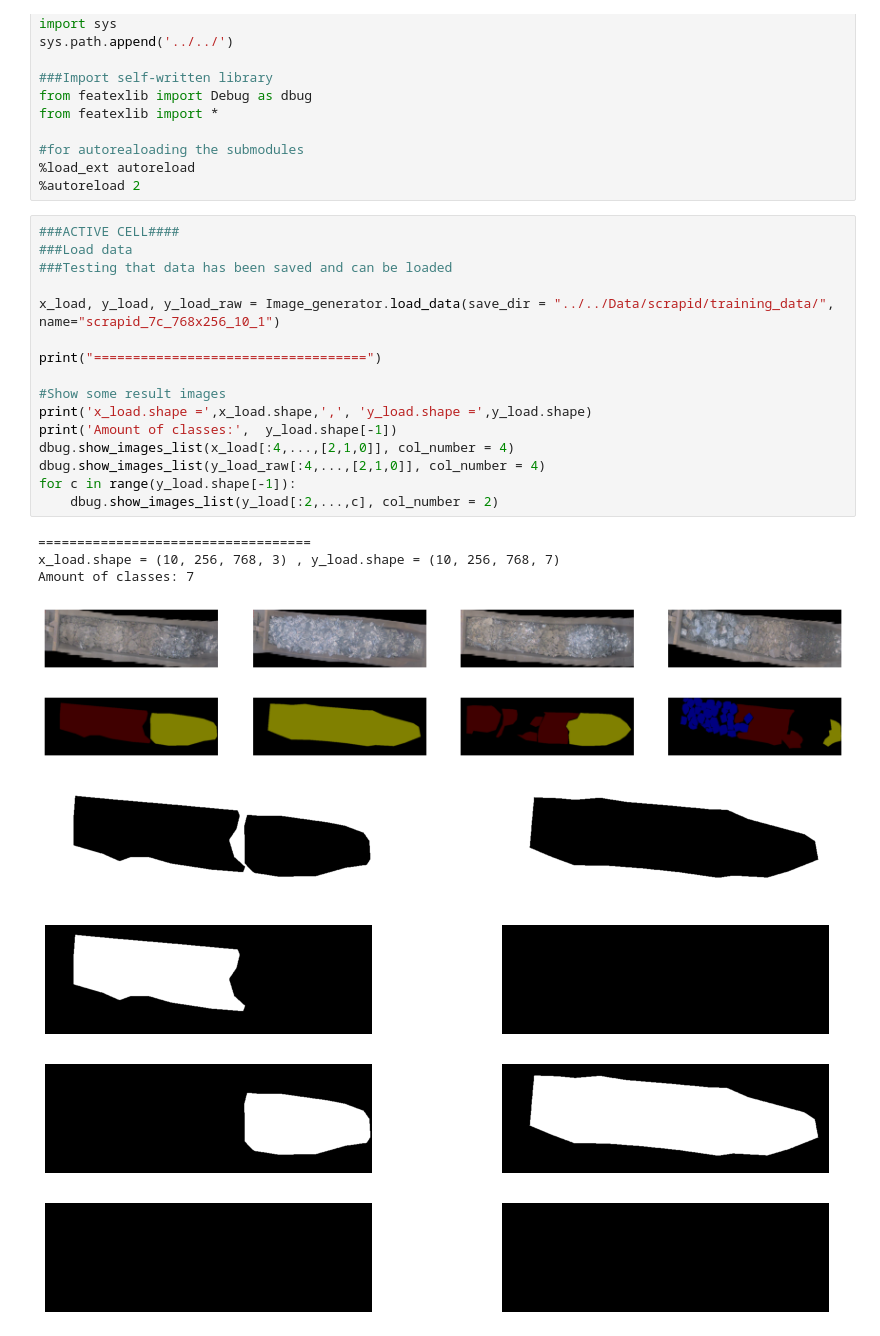
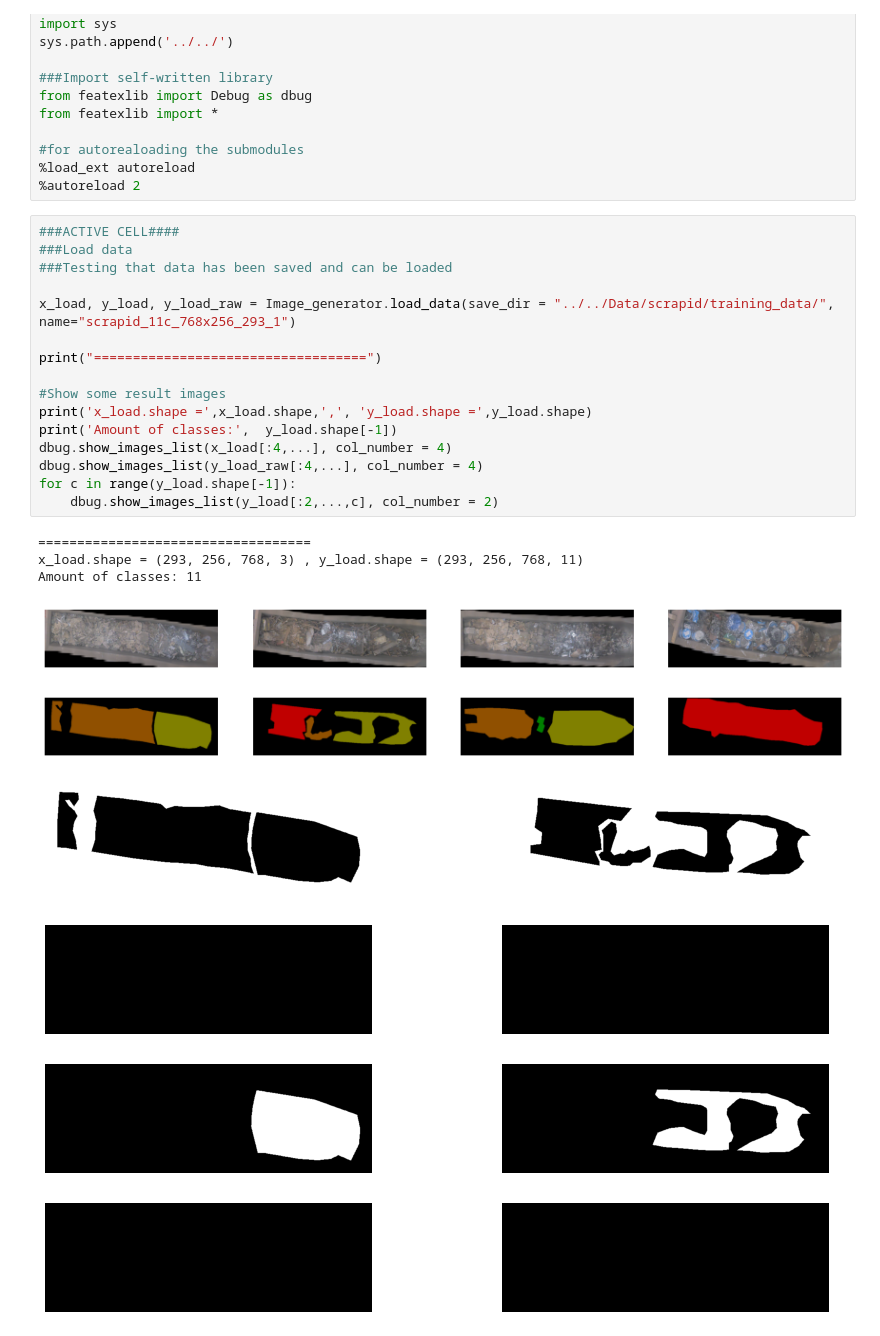
Before and after one commit to tunmustard/features_extractions, a Jupyter notebook: projects/scrapid/main_scrapid_850x256_t22_unet.ipynb, the cells around one changed output. Cells and saved outputs as stored; diff of their text form.

```diff
--- a/projects/scrapid/main_scrapid_850x256_t22_unet.ipynb
+++ b/projects/scrapid/main_scrapid_850x256_t22_unet.ipynb
@@ -32,27 +32,27 @@ from featexlib import *
 # %%
 ###ACTIVE CELL####
 ###Load data
 ###Testing that data has been saved and can be loaded
 
-x_load, y_load, y_load_raw = Image_generator.load_data(save_dir = "../../Data/scrapid/training_data/", name="scrapid_7c_768x256_10_1")
+x_load, y_load, y_load_raw = Image_generator.load_data(save_dir = "../../Data/scrapid/training_data/", name="scrapid_11c_768x256_293_1")
 
 print("===================================")
 
 #Show some result images
 print('x_load.shape =',x_load.shape,',', 'y_load.shape =',y_load.shape)
 print('Amount of classes:',  y_load.shape[-1])
-dbug.show_images_list(x_load[:4,...,[2,1,0]], col_number = 4)
-dbug.show_images_list(y_load_raw[:4,...,[2,1,0]], col_number = 4)
+dbug.show_images_list(x_load[:4,...], col_number = 4)
+dbug.show_images_list(y_load_raw[:4,...], col_number = 4)
 for c in range(y_load.shape[-1]):
     dbug.show_images_list(y_load[:2,...,c], col_number = 2)
 # %% [output]
 ===================================
-x_load.shape = (10, 256, 768, 3) , y_load.shape = (10, 256, 768, 7)
-Amount of classes: 7
+x_load.shape = (293, 256, 768, 3) , y_load.shape = (293, 256, 768, 11)
+Amount of classes: 11
-[figure, old version]
+[figure, new version]
-[figure, old version]
+[figure, new version]
-[figure, old version]
+[figure, new version]
-[figure, old version]
+[figure, new version]
-[figure, old version]
+[figure, new version]
 [figure]
 [figure]
```
Also changed, not shown: parts of 21 cells of this notebook, 3 other files.
